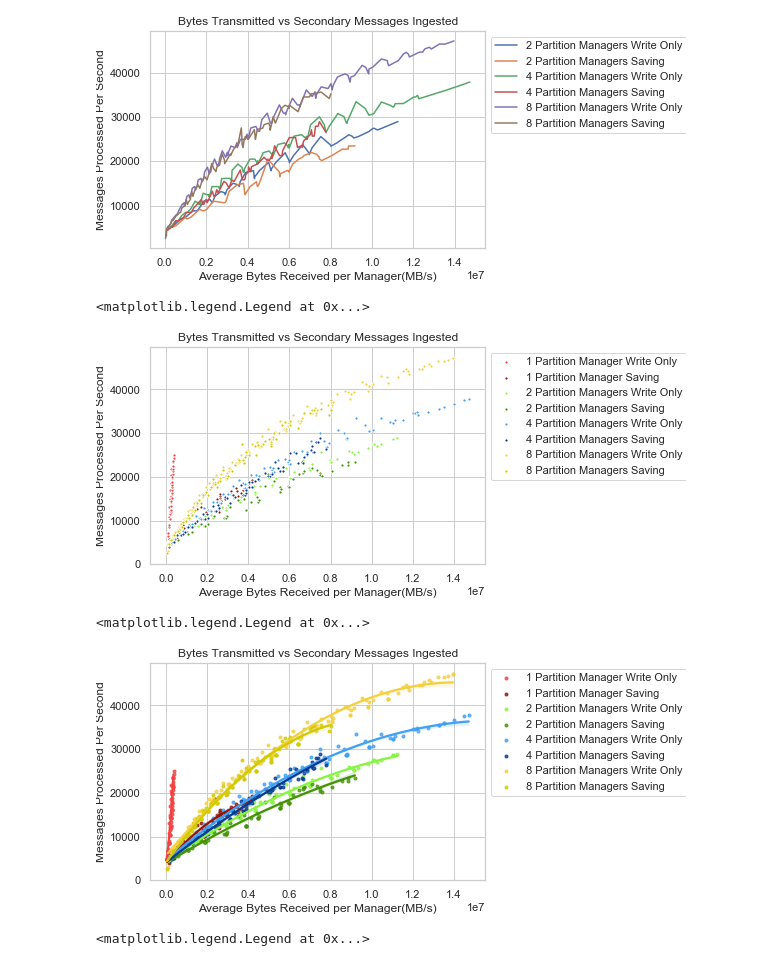
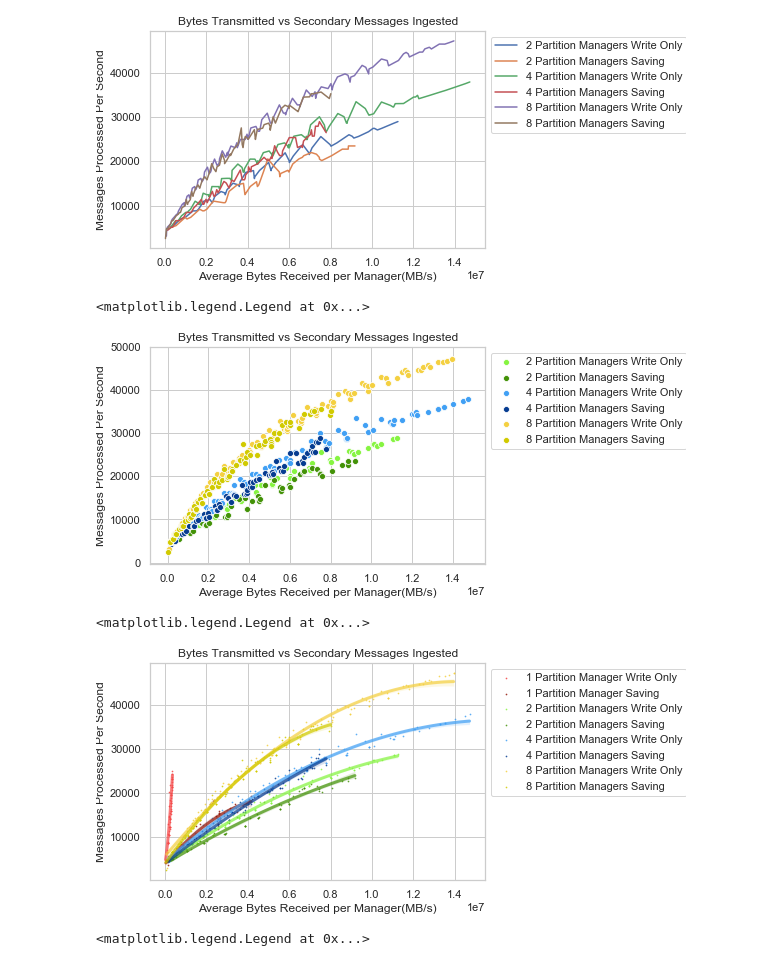
Before and after one commit to miratepuffin/Raphtory-Deployment, a Jupyter notebook: JupyterPlotting/Prometheus.ipynb, the cells around one changed output. Drawn from its saved outputs; the diff is of its cells as text; code cells hidden in the pictures.

```diff
--- a/JupyterPlotting/Prometheus.ipynb
+++ b/JupyterPlotting/Prometheus.ipynb
@@ -327,7 +327,9 @@ def plotAverageLinear(times,x,y,labelName,colour):
     fit = np.polyfit(averageX,averageY,1)
     fit_fn = np.poly1d(fit)
     #plt.plot(averageX,averageY, , averageX, fit_fn(averageX), '-',)
-    sns.regplot(x=averageX, y=averageY,order=2,truncate =True, marker='.',label=labelName,color=colour)
+    line_kws={"alpha":0.7,"lw":3}
+    scatter_kws={'s':2}
+    sns.regplot(x=averageX, y=averageY,order=2,truncate =True, marker='.',label=labelName,color=colour,line_kws=line_kws,scatter_kws=scatter_kws)
 
 def plotAverageScatter(times,x,y,labelName,colour):
     allData =[]
@@ -339,7 +341,7 @@ def plotAverageScatter(times,x,y,labelName,colour):
     fit = np.polyfit(averageX,averageY,1)
     fit_fn = np.poly1d(fit)
     #plt.plot(averageX,averageY, , averageX, fit_fn(averageX), '-',)
-    sns.scatterplot(x=averageX, y=averageY, marker='.',label=labelName,color=colour)
+    sns.scatterplot(x=averageX, y=averageY, marker='o',label=labelName,color=colour)
     #plt.plot(averageX, averageY)
 # %%
 Write1 = []
@@ -582,30 +584,26 @@ plt.legend(loc="upper left", bbox_to_anchor=(1,1))
 # %%
 plt.tight_layout()
 plt.title('Bytes Transmitted vs Secondary Messages Ingested')
 plt.xlabel('Average Bytes Received per Manager(MB/s)')
 plt.ylabel('Messages Processed Per Second')
 
-plotAverageScatter(Write1,networkTransmitted,updates,"1 Partition Manager Write Only","#f44242")
-#plotAverage(Archive1,cpu,updates,"1 Partition Manager Archiving")
-#plotAverage(compress1,cpu,updates,"1 Partition Manager Compressing")
-plotAverageScatter(save1,networkTransmitted,updates,"1 Partition Manager Saving","#931507")
 plotAverageScatter(Write2,networkTransmitted,updates,"2 Partition Managers Write Only","#86f441")
 #plotAverage(Archive2,cpu,updates,"2 Partition Managers Archiving")
 #plotAverage(compress2,cpu,updates,"2 Partition Managers Compressing")
 plotAverageScatter(save2,networkTransmitted,updates,"2 Partition Managers Saving","#439207")
 plotAverageScatter(Write4,networkTransmitted,updates,"4 Partition Managers Write Only","#41a0f4")
 #plotAverage(Archive4,cpu,updates,"4 Partition Managers Archiving")
 #plotAverage(compress4,cpu,updates,"4 Partition Managers Compressing")
 plotAverageScatter(save4,networkTransmitted,updates,"4 Partition Managers Saving","#063c91")
 plotAverageScatter(Write8,networkTransmitted,updates,"8 Partition Managers Write Only","#f4d041")
 #plotAverage(Archive8,cpu,updates,"8 Partition Managers Archiving")
 #plotAverage(compress8,cpu,updates,"8 Partition Managers Compressing")
 plotAverageScatter(save8,networkTransmitted,updates,"8 Partition Managers Saving","#d1ca00")
 
 plt.legend(loc="upper left", bbox_to_anchor=(1,1))
 # %% [output]
 <matplotlib.legend.Legend at 0x...>
-[figure, old version]
+[figure, new version]
 # %%
 plt.tight_layout()
 plt.title('Bytes Transmitted vs Secondary Messages Ingested')
@@ -632,7 +630,7 @@ plotAverageLinear(save8,networkTransmitted,updates,"8 Partition Managers Saving"
 plt.legend(loc="upper left", bbox_to_anchor=(1,1))
 # %% [output]
 <matplotlib.legend.Legend at 0x...>
-[figure, old version]
+[figure, new version]
 # %%
 plt.tight_layout()
 plt.title('Maximum Throughput of Partition Managers in various size clusters')
```
Also changed, not shown: parts of 2 cells of this notebook.
